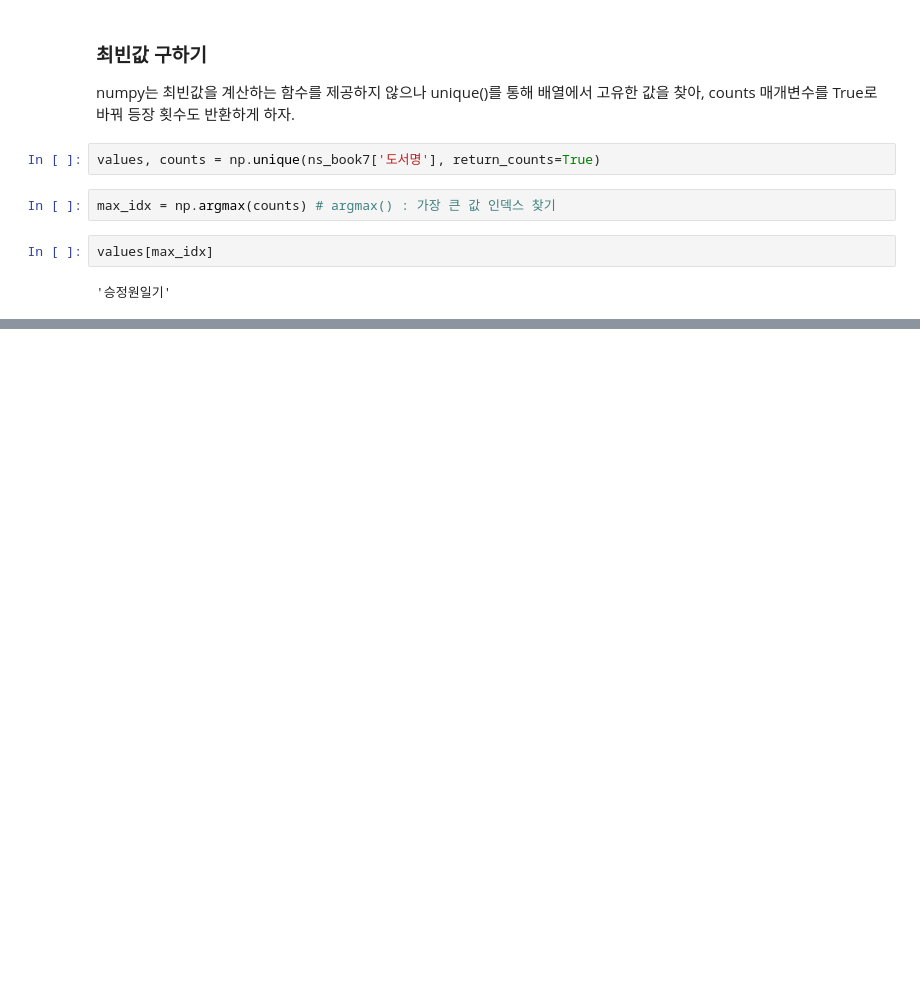
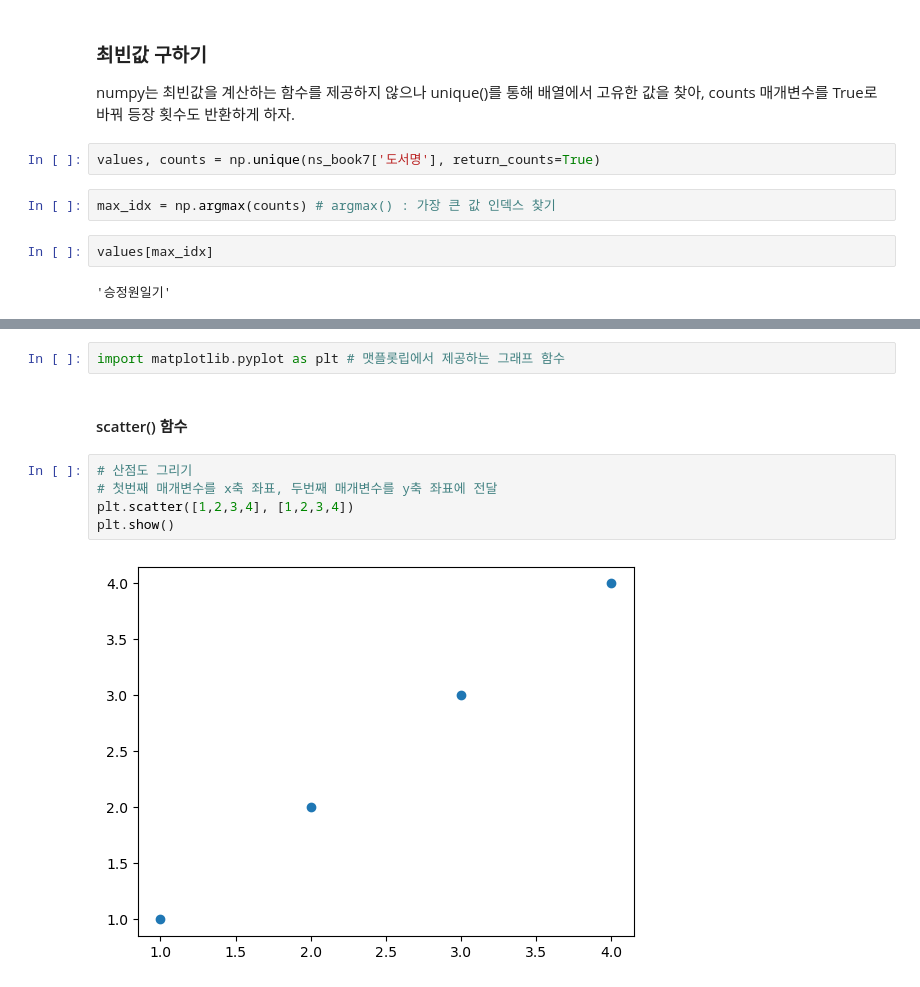
Before and after one commit to Chaerim0626/data-analysis-study, a Jupyter notebook: Chapter4.ipynb, the cells around one changed output, grey strips where cells are left out. Drawn from its saved outputs; the diff is of its cells as text; blank space fills up the shorter version.

```diff
--- a/Chapter4.ipynb
+++ b/Chapter4.ipynb
@@ -307,0 +338,11 @@ values[max_idx]
+# %%
+import matplotlib.pyplot as plt # 맷플롯립에서 제공하는 그래프 함수
+# %% [markdown]
+#### scatter() 함수
+# %%
+# 산점도 그리기
+# 첫번째 매개변수를 x축 좌표, 두번째 매개변수를 y축 좌표에 전달
+plt.scatter([1,2,3,4], [1,2,3,4])
+plt.show()
+# %% [output]
+[figure, added]
```
Also changed, not shown: parts of 41 cells of this notebook, 1 other file.
